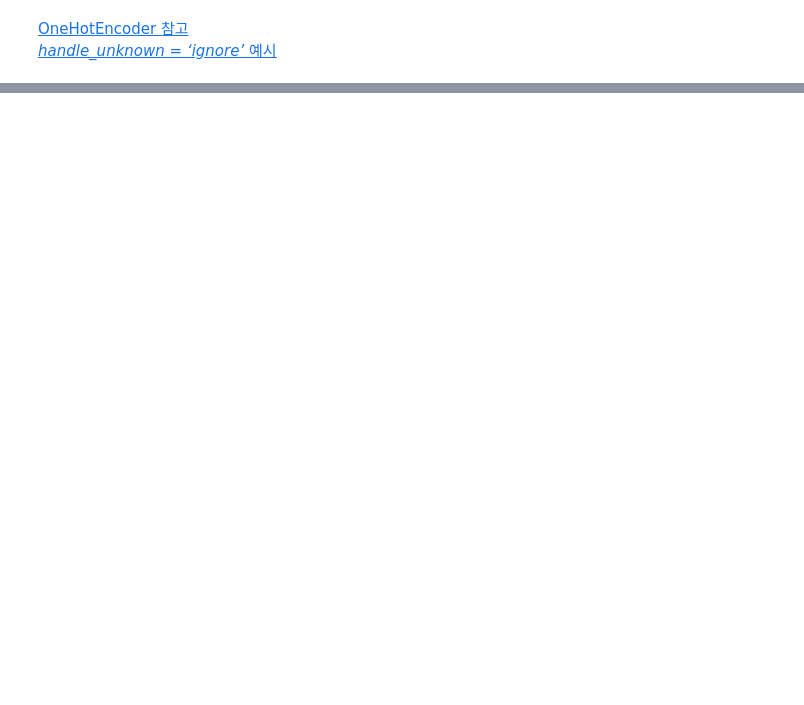
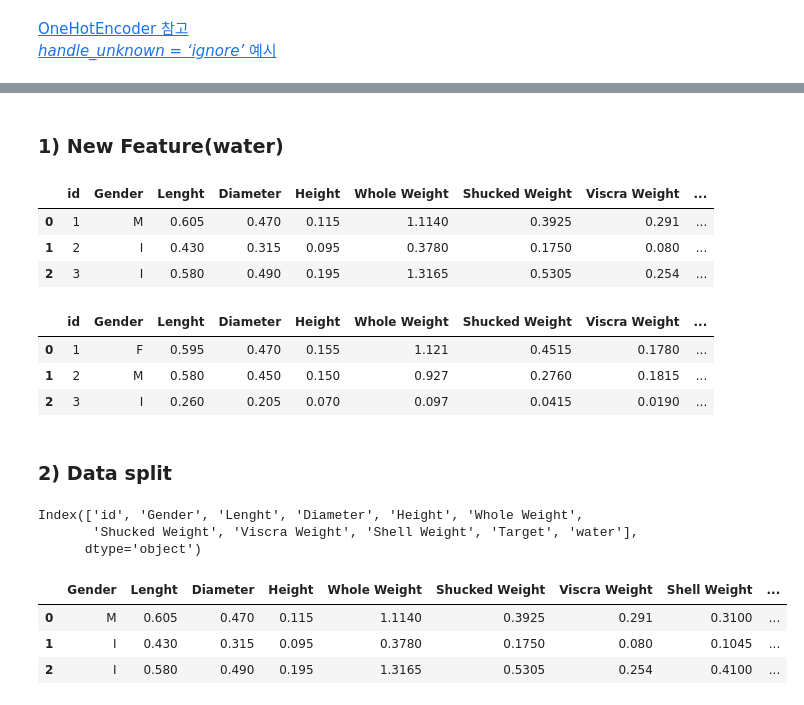
Before and after one commit to Park-Young-Bin/Python_Projects, a Jupyter notebook: 데이콘/[데이콘] 전복 나이 예측 경진대회.ipynb, the cells around one changed output, grey strips where cells are left out. Saved outputs shown, nothing was run; the diff lists cells and outputs as text; code cells hidden in the pictures; blank space fills up the shorter version.

```diff
--- a/데이콘/[데이콘] 전복 나이 예측 경진대회.ipynb
+++ b/데이콘/[데이콘] 전복 나이 예측 경진대회.ipynb
@@ -504,0 +790,34 @@ SyntaxError: invalid syntax (<ipython-input-54-cd54e26e747b>, line 7)
+# %% [markdown]
+### 1) New Feature(water)
+# %%
+train['water'] = train['Whole Weight'] - (train['Shell Weight'] + train['Shucked Weight'])
+train.head(3)
+# %% [output]
+|  | id | Gender | Lenght | Diameter | Height | Whole Weight | Shucked Weight | Viscra Weight | ... |
+| 0 | 1 | M | 0.605 | 0.470 | 0.115 | 1.1140 | 0.3925 | 0.291 | ... |
+| 1 | 2 | I | 0.430 | 0.315 | 0.095 | 0.3780 | 0.1750 | 0.080 | ... |
+| 2 | 3 | I | 0.580 | 0.490 | 0.195 | 1.3165 | 0.5305 | 0.254 | ... |
+# %%
+test['water'] = test['Whole Weight'] - (test['Shell Weight'] + test['Shucked Weight'])
+test.head(3)
+# %% [output]
+|  | id | Gender | Lenght | Diameter | Height | Whole Weight | Shucked Weight | Viscra Weight | ... |
+| 0 | 1 | F | 0.595 | 0.470 | 0.155 | 1.121 | 0.4515 | 0.1780 | ... |
+| 1 | 2 | M | 0.580 | 0.450 | 0.150 | 0.927 | 0.2760 | 0.1815 | ... |
+| 2 | 3 | I | 0.260 | 0.205 | 0.070 | 0.097 | 0.0415 | 0.0190 | ... |
+# %% [markdown]
+### 2) Data split
+# %%
+train.columns
+# %% [output]
+Index(['id', 'Gender', 'Lenght', 'Diameter', 'Height', 'Whole Weight',
+       'Shucked Weight', 'Viscra Weight', 'Shell Weight', 'Target', 'water'],
+      dtype='object')
+# %%
+X_train = train[['Gender', 'Lenght', 'Diameter', 'Height', 'Whole Weight', 'Shucked Weight', 'Viscra Weight', 'Shell Weight', 'water']]
+X_train.head(3)
+# %% [output]
+|  | Gender | Lenght | Diameter | Height | Whole Weight | Shucked Weight | Viscra Weight | Shell Weight | ... |
+| 0 | M | 0.605 | 0.470 | 0.115 | 1.1140 | 0.3925 | 0.291 | 0.3100 | ... |
+| 1 | I | 0.430 | 0.315 | 0.095 | 0.3780 | 0.1750 | 0.080 | 0.1045 | ... |
+| 2 | I | 0.580 | 0.490 | 0.195 | 1.3165 | 0.5305 | 0.254 | 0.4100 | ... |
```
Also changed, not shown: parts of 120 cells of this notebook.
